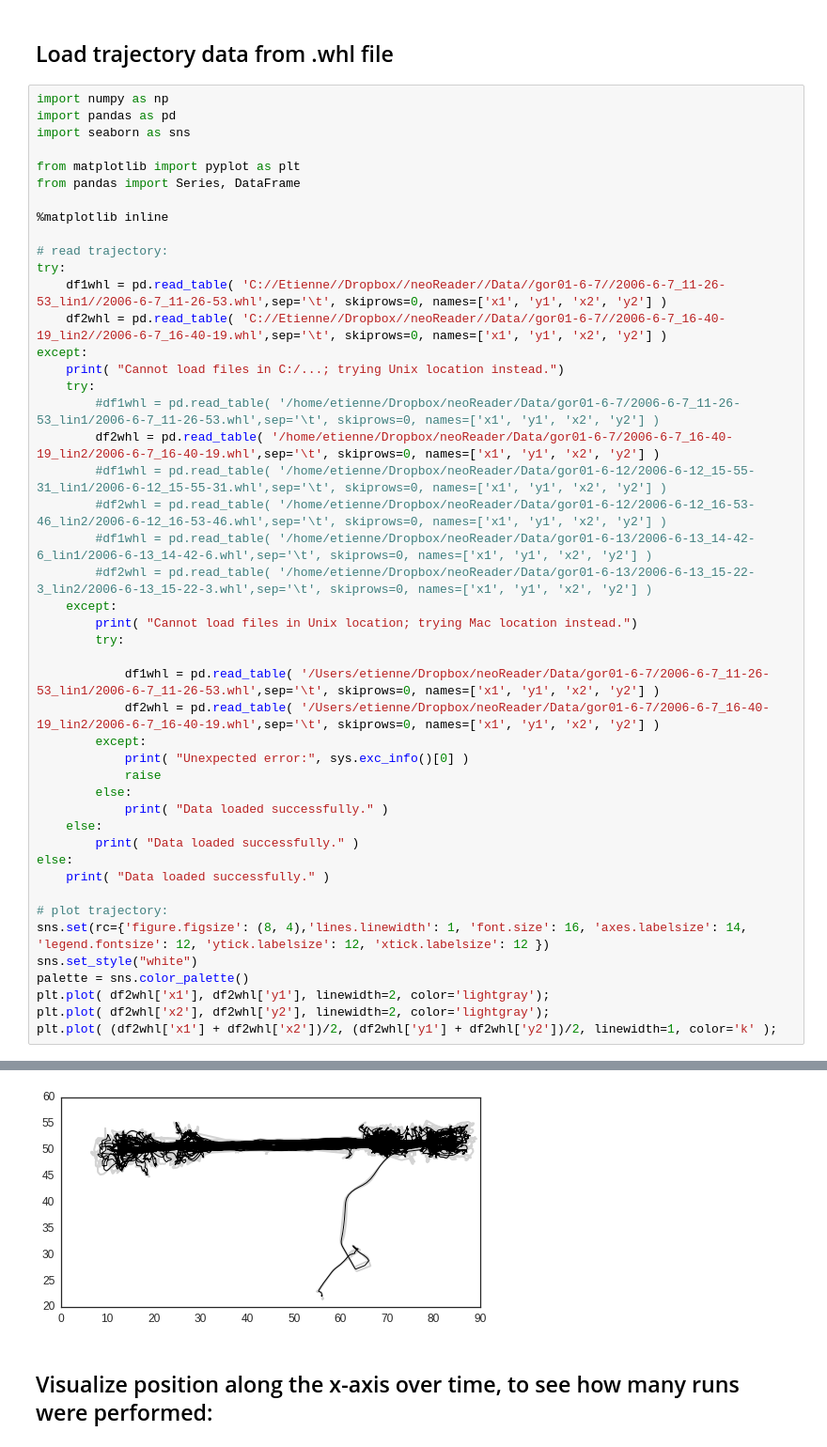
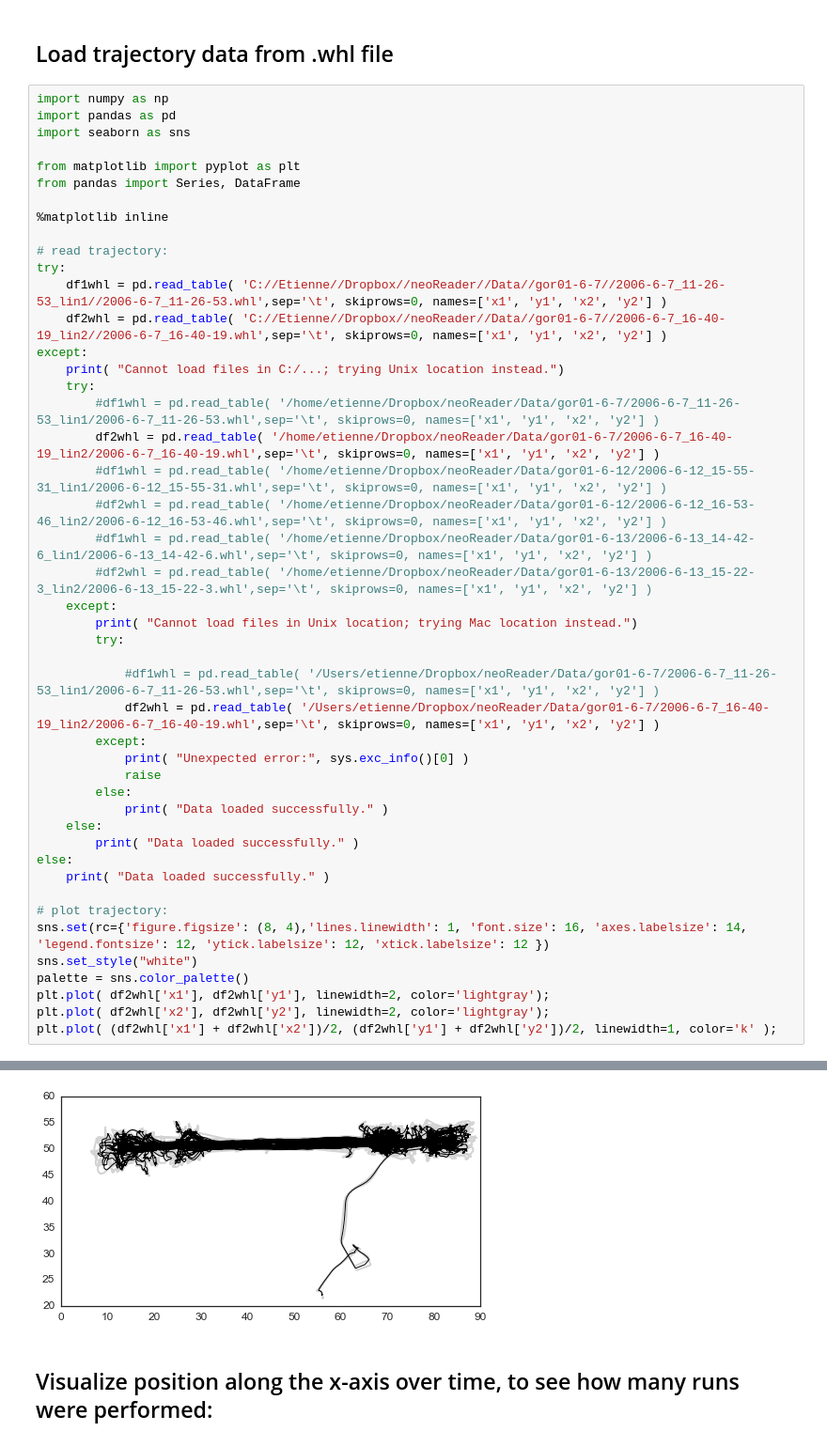
Before and after one commit to eackermann/hc-3, a Jupyter notebook: [2] place field visualization-synthetic.ipynb, the cells around one changed output, grey strips where cells are left out. Shown at 94% size. Cells and saved outputs as stored; diff of their text form.

```diff
--- a/[2] place field visualization-synthetic.ipynb
+++ b/[2] place field visualization-synthetic.ipynb
@@ -44,7 +44,7 @@ except:
         print( "Cannot load files in Unix location; trying Mac location instead.")
         try:
 
-            df1whl = pd.read_table( '/Users/etienne/Dropbox/neoReader/Data/gor01-6-7/2006-6-7_11-26-53_lin1/2006-6-7_11-26-53.whl',sep='\t', skiprows=0, names=['x1', 'y1', 'x2', 'y2'] )
+            #df1whl = pd.read_table( '/Users/etienne/Dropbox/neoReader/Data/gor01-6-7/2006-6-7_11-26-53_lin1/2006-6-7_11-26-53.whl',sep='\t', skiprows=0, names=['x1', 'y1', 'x2', 'y2'] )
             df2whl = pd.read_table( '/Users/etienne/Dropbox/neoReader/Data/gor01-6-7/2006-6-7_16-40-19_lin2/2006-6-7_16-40-19.whl',sep='\t', skiprows=0, names=['x1', 'y1', 'x2', 'y2'] )
         except:
             print( "Unexpected error:", sys.exc_info()[0] )
@@ -68,5 +69,5 @@ Cannot load files in C:/...; trying Unix location instead.
 Data loaded successfully.
-[figure, old version]
+[figure, new version]
 # %% [markdown]
 ## Visualize position along the x-axis over time, to see how many runs were performed:
 # %%
```
Also changed, not shown: parts of 28 cells of this notebook, 1 other file.
